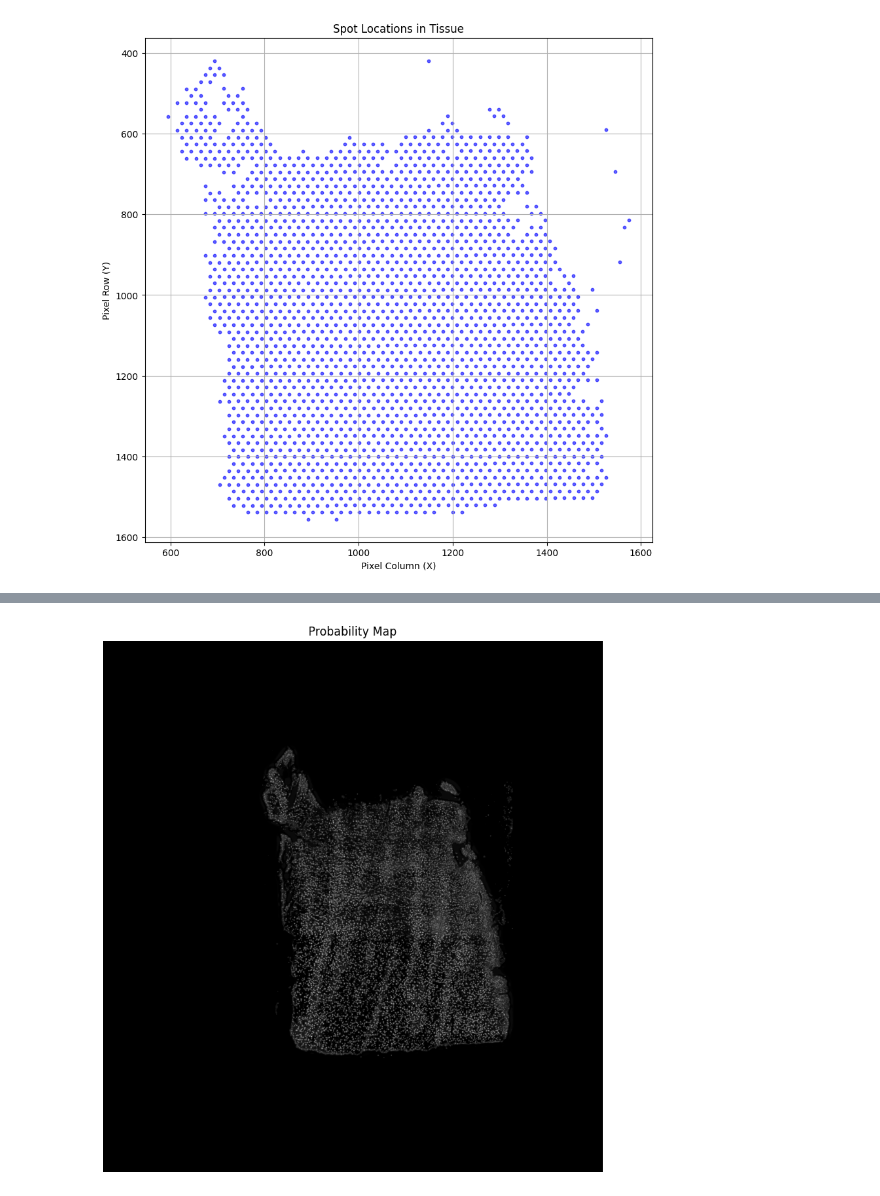
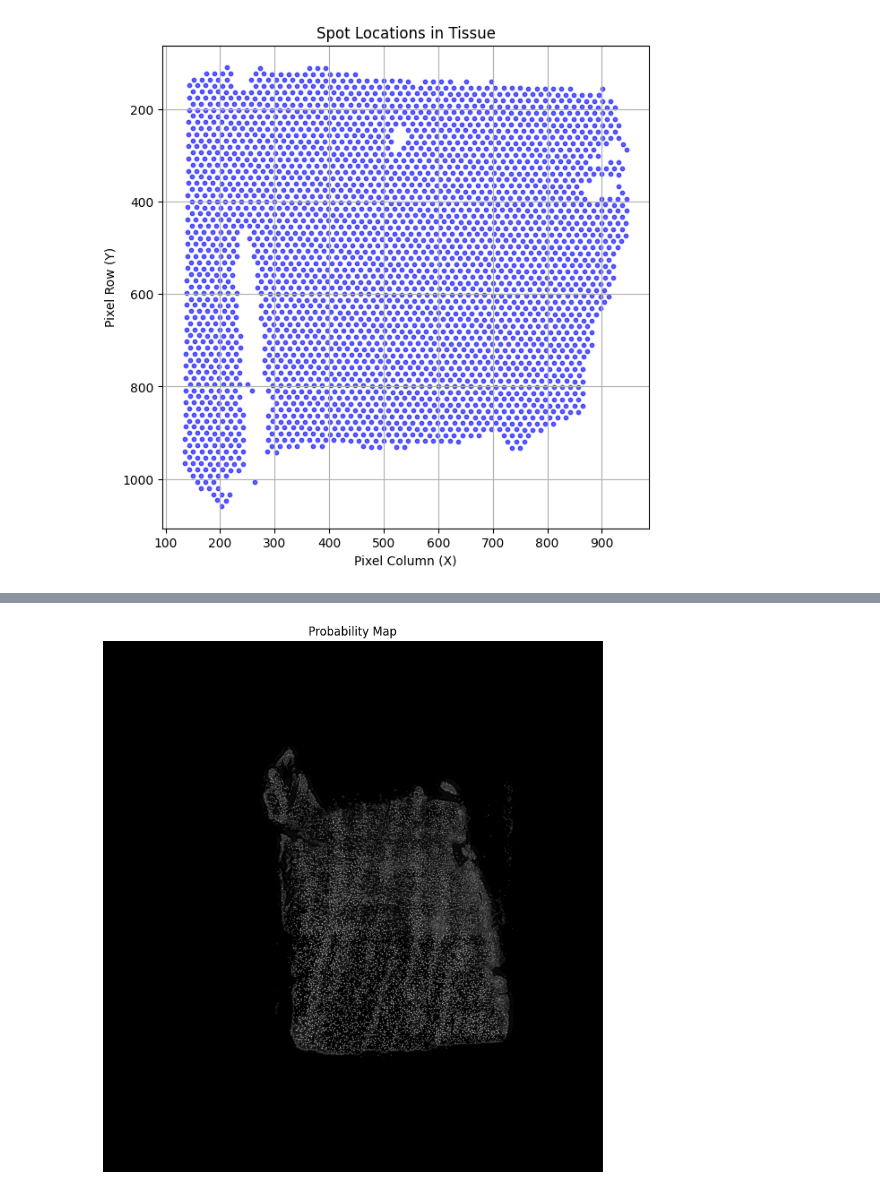
Before and after one commit to Sungwoo-Chang/spatial_241029, a Jupyter notebook: spatial/3._spot_image_test.ipynb, the cells around one changed output, grey strips where cells are left out. Saved outputs shown, nothing was run; the diff lists cells and outputs as text; code cells hidden in the pictures.

```diff
--- a/spatial/3._spot_image_test.ipynb
+++ b/spatial/3._spot_image_test.ipynb
@@ -1,31 +1,31 @@
 # %%
-folder = '../Database/Ravi_Cancer_Cell_2022/10XVisium 2/#UKF241_C_ST/outs/spatial'
+folder = '../../Database/Ravi_Cancer_Cell_2022/10XVisium_2/#UKF260_T_ST/outs/spatial'
 # %%
 import pandas as pd
 import matplotlib.pyplot as plt
 
 # CSV 파일을 DataFrame으로 불러오기
 df = pd.read_csv(folder + '/tissue_positions_list.csv', header=None)
 df.columns = ['barcode', 'in_tissue', 'array_row', 'array_col', 'pxl_row_in_fullres', 'pxl_col_in_fullres']
 
 # 조직 내에 있는 spot만 선택 (in_tissue == 1)
 in_tissue_spots = df[df['in_tissue'] == 1]
 
 # 위치 정보 가져오기 (pxl_row_in_fullres, pxl_col_in_fullres)
 x_coords = in_tissue_spots['pxl_col_in_fullres']*0.24414062
 y_coords = in_tissue_spots['pxl_row_in_fullres']*0.24414062
 
 # 시각화
-plt.figure(figsize=(10, 10))
+plt.figure(figsize=(7, 7))
 plt.scatter(x_coords, y_coords, c='blue', alpha=0.6, s=10)
 plt.gca().invert_yaxis()  # 이미지 좌표계와 맞추기 위해 Y축 반전
 plt.title('Spot Locations in Tissue')
 plt.xlabel('Pixel Column (X)')
 plt.ylabel('Pixel Row (Y)')
 plt.grid(True)
 plt.show()
 # %% [output]
-[figure, old version]
+[figure, new version]
 # %%
 import pandas as pd
 import tifffile as tiff
```
Also changed, not shown: parts of 2 cells of this notebook, 9 other files.
